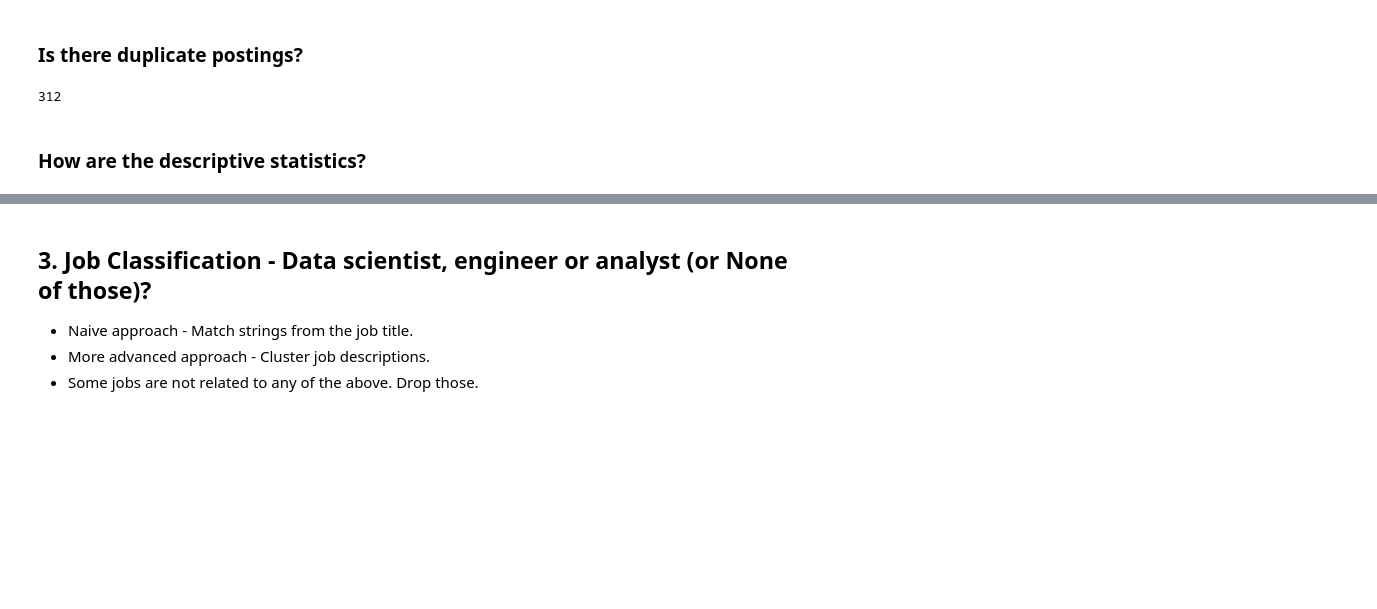
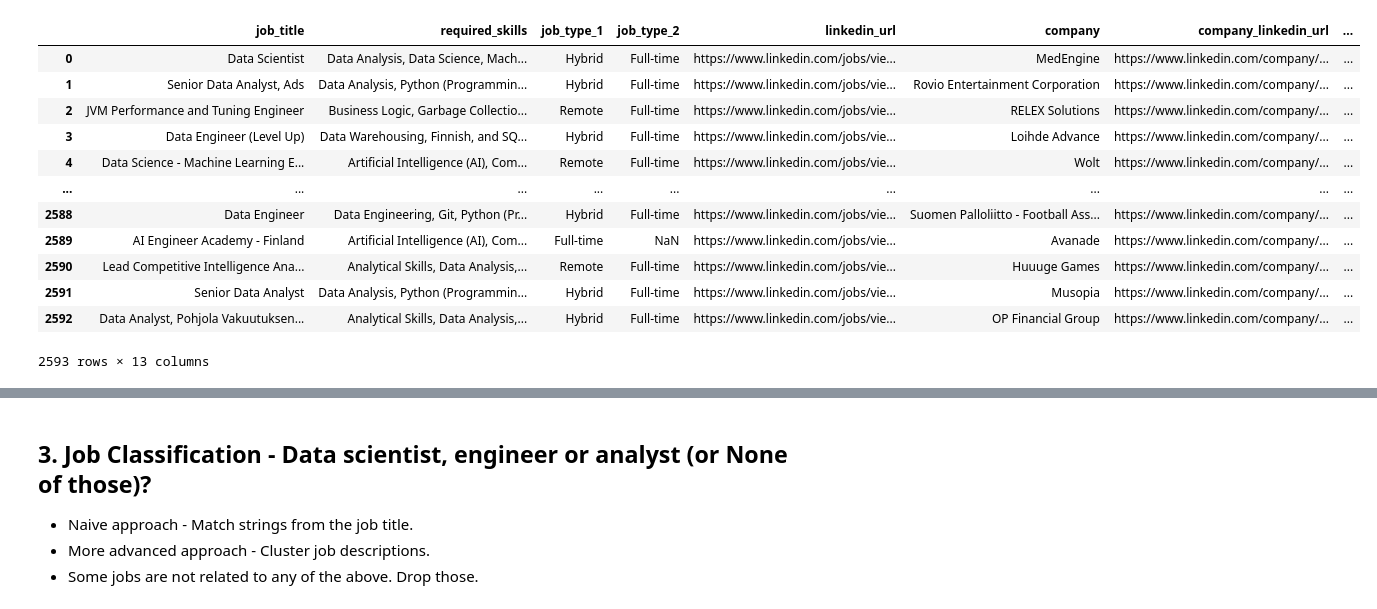
Before and after one commit to karoteeni110/ds-employment-landscape, a Jupyter notebook: notebooks/02-EDA.ipynb, the cells around one changed output, grey strips where cells are left out. Cells and saved outputs as stored; diff of their text form; code cells hidden in the pictures; blank space fills up the shorter version.

```diff
--- a/notebooks/02-EDA.ipynb
+++ b/notebooks/02-EDA.ipynb
@@ -27,8 +74,34 @@ _data0
-# %% [markdown]
-### Is there duplicate postings?
-# %%
-len(_data0.linkedin_url.unique())
-# %% [output]
-312
-# %% [markdown]
-### How are the descriptive statistics?
+# %%
+from datetime import datetime, timedelta
+import pandas as pd
+
+start_date = datetime(2023, 10, 29)
+end_date = datetime(2023, 11, 4)
+
+date = start_date
+dfs = []
+while date <= end_date:
+    csv_path = f"../data/crawled_jobs_{date.strftime('%Y-%m-%d')}.csv"
+
+    new_daily_data = pd.read_csv(csv_path)
+    new_daily_data.loc[:,"crawl_date"] = date
+    dfs.append(new_daily_data)
+
+    date += timedelta(days=1)
+
+df = pd.concat(dfs, axis=0, ignore_index=True)
+df
+# %% [output]
+|  | job_title | required_skills | job_type_1 | job_type_2 | linkedin_url | company | company_linkedin_url | ... |
+| 0 | Data Scientist | Data Analysis, Data Science, Mach... | Hybrid | Full-time | https://www.linkedin.com/jobs/vie... | MedEngine | https://www.linkedin.com/company/... | ... |
+| 1 | Senior Data Analyst, Ads | Data Analysis, Python (Programmin... | Hybrid | Full-time | https://www.linkedin.com/jobs/vie... | Rovio Entertainment Corporation | https://www.linkedin.com/company/... | ... |
+| 2 | JVM Performance and Tuning Engineer | Business Logic, Garbage Collectio... | Remote | Full-time | https://www.linkedin.com/jobs/vie... | RELEX Solutions | https://www.linkedin.com/company/... | ... |
+| 3 | Data Engineer (Level Up) | Data Warehousing, Finnish, and SQ... | Hybrid | Full-time | https://www.linkedin.com/jobs/vie... | Loihde Advance | https://www.linkedin.com/company/... | ... |
+| 4 | Data Science - Machine Learning E... | Artificial Intelligence (AI), Com... | Remote | Full-time | https://www.linkedin.com/jobs/vie... | Wolt | https://www.linkedin.com/company/... | ... |
+| ... | ... | ... | ... | ... | ... | ... | ... | ... |
+| 2588 | Data Engineer | Data Engineering, Git, Python (Pr... | Hybrid | Full-time | https://www.linkedin.com/jobs/vie... | Suomen Palloliitto - Football Ass... | https://www.linkedin.com/company/... | ... |
+| 2589 | AI Engineer Academy - Finland | Artificial Intelligence (AI), Com... | Full-time | NaN | https://www.linkedin.com/jobs/vie... | Avanade | https://www.linkedin.com/company/... | ... |
+| 2590 | Lead Competitive Intelligence Ana... | Analytical Skills, Data Analysis,... | Remote | Full-time | https://www.linkedin.com/jobs/vie... | Huuuge Games | https://www.linkedin.com/company/... | ... |
+| 2591 | Senior Data Analyst | Data Analysis, Python (Programmin... | Hybrid | Full-time | https://www.linkedin.com/jobs/vie... | Musopia | https://www.linkedin.com/company/... | ... |
+| 2592 | Data Analyst, Pohjola Vakuutuksen... | Analytical Skills, Data Analysis,... | Hybrid | Full-time | https://www.linkedin.com/jobs/vie... | OP Financial Group | https://www.linkedin.com/company/... | ... |
+2593 rows × 13 columns
```
Also changed, not shown: parts of 44 cells of this notebook.
